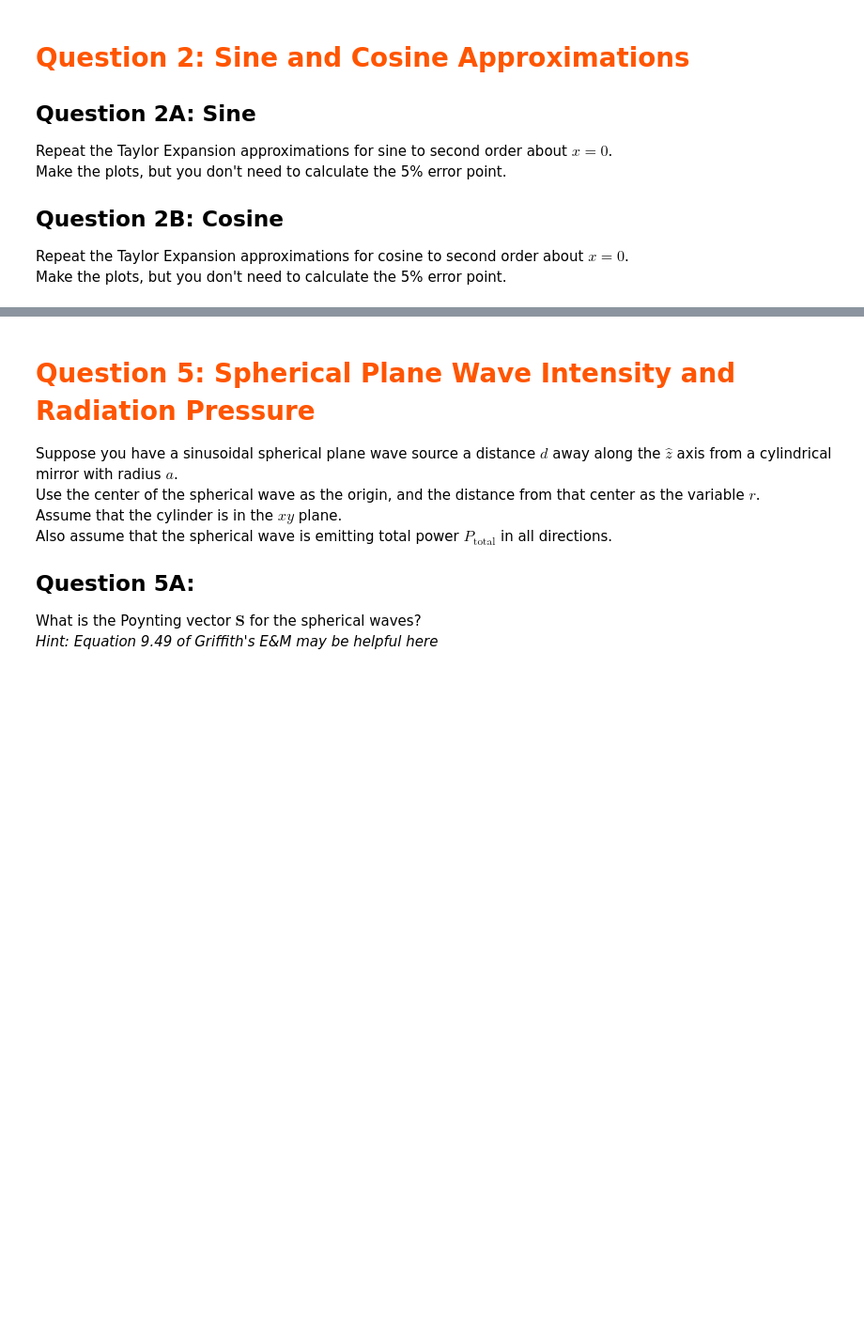
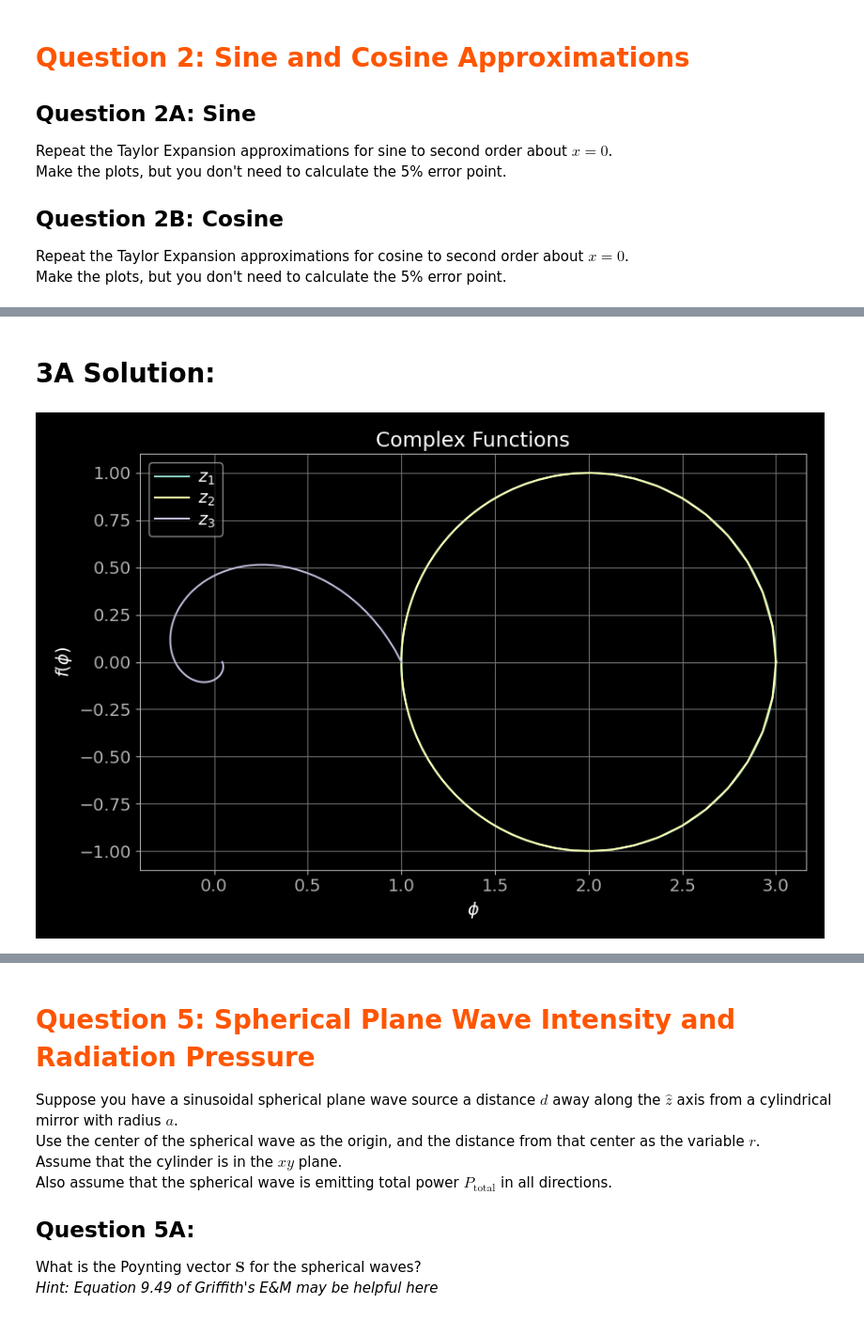
Before and after one commit to carthalp/lasers-and-optomechanics-homework-solutions, a Jupyter notebook: 01_hw_plane_waves_math_review.ipynb, the cells around one changed output, grey strips where cells are left out. Shown at 94% size. Drawn from its saved outputs; the diff is of its cells as text; code cells hidden in the pictures; blank space fills up the shorter version.

```diff
--- a/01_hw_plane_waves_math_review.ipynb
+++ b/01_hw_plane_waves_math_review.ipynb
@@ -240,0 +286,31 @@ What happens if $\sigma = +0.5$?
+# %% [markdown]
+# 3A Solution:
+# %%
+def z1(phi):
+    z1 = 2 + np.exp(1j*phi)
+    return z1
+def z2(phi):
+    z2 = 3/(2 - np.exp(1j*phi))
+    return z2
+def z3(phi):
+    sigma = -0.5
+    omega = 1
+    z3 = np.exp((sigma+1j*omega)*phi)
+    return z3
+
+phi = np.linspace(0, 2*np.pi, 100)
+
+fig, s1 = plt.subplots(1)
+
+s1.plot(np.real(z1(phi)), np.imag(z1(phi)), ls="-", label="$z_1$")
+s1.plot(np.real(z2(phi)), np.imag(z2(phi)), ls="-", label="$z_2$")
+s1.plot(np.real(z3(phi)), np.imag(z3(phi)), ls="-", label="$z_3$")
+
+s1.set_title("Complex Functions")
+s1.set_xlabel("$\\phi$")
+s1.set_ylabel("$f(\\phi)$")
+s1.legend()
+s1.grid()
+plt.show()
+# %% [output]
+[figure, added]
```
Also changed, not shown: parts of 15 cells of this notebook.
